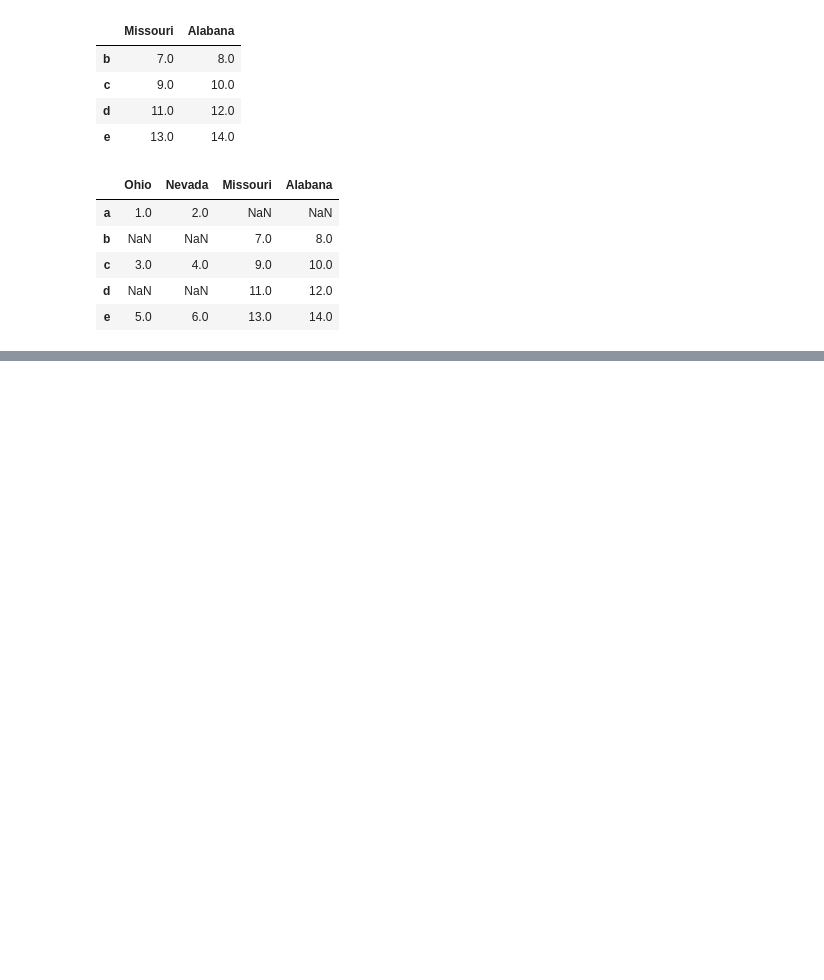
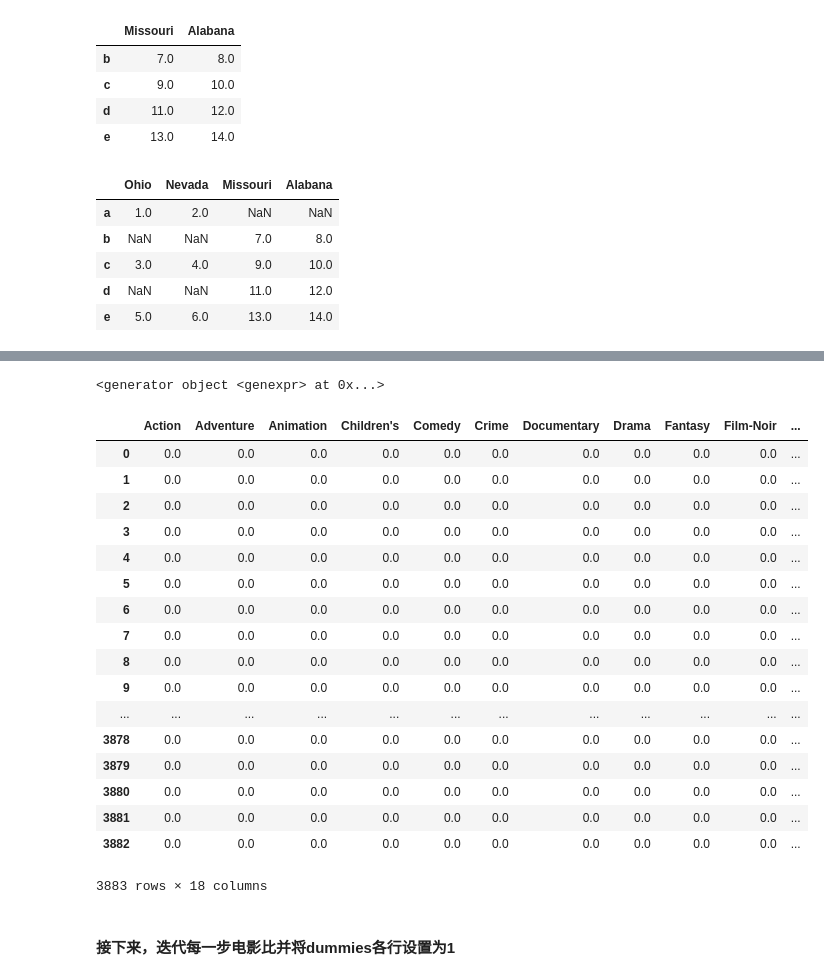
Before and after one commit to wen-fei/PythonForDataAnalysis, a Jupyter notebook: mych07.ipynb, the cells around one changed output, grey strips where cells are left out. Drawn from its saved outputs; the diff is of its cells as text; code cells hidden in the pictures; blank space fills up the shorter version.

```diff
--- a/mych07.ipynb
+++ b/mych07.ipynb
@@ -344,0 +1326,2 @@ pd.merge(left2, right2, how='outer', left_index=True, right_index=True)
+# %%
+movies = pd.read_table('ch02/movielens/movies.dat', sep='::', header=None, names=mnames)
@@ -344,0 +1349,33 @@ pd.merge(left2, right2, how='outer', left_index=True, right_index=True)
+# %%
+genre_iter = (set(x.split('|')) for x in movies.genres)
+# %%
+genre_iter
+# %% [output]
+<generator object <genexpr> at 0x...>
+# %%
+genres = sorted(set.union(*genre_iter))
+# %%
+dummies = DataFrame(np.zeros((len(movies), len(genres))), columns=genres)
+# %%
+dummies
+# %% [output]
+|  | Action | Adventure | Animation | Children's | Comedy | Crime | Documentary | Drama | Fantasy | Film-Noir | ... |
+| 0 | 0.0 | 0.0 | 0.0 | 0.0 | 0.0 | 0.0 | 0.0 | 0.0 | 0.0 | 0.0 | ... |
+| 1 | 0.0 | 0.0 | 0.0 | 0.0 | 0.0 | 0.0 | 0.0 | 0.0 | 0.0 | 0.0 | ... |
+| 2 | 0.0 | 0.0 | 0.0 | 0.0 | 0.0 | 0.0 | 0.0 | 0.0 | 0.0 | 0.0 | ... |
+| 3 | 0.0 | 0.0 | 0.0 | 0.0 | 0.0 | 0.0 | 0.0 | 0.0 | 0.0 | 0.0 | ... |
+| 4 | 0.0 | 0.0 | 0.0 | 0.0 | 0.0 | 0.0 | 0.0 | 0.0 | 0.0 | 0.0 | ... |
+| 5 | 0.0 | 0.0 | 0.0 | 0.0 | 0.0 | 0.0 | 0.0 | 0.0 | 0.0 | 0.0 | ... |
+| 6 | 0.0 | 0.0 | 0.0 | 0.0 | 0.0 | 0.0 | 0.0 | 0.0 | 0.0 | 0.0 | ... |
+| 7 | 0.0 | 0.0 | 0.0 | 0.0 | 0.0 | 0.0 | 0.0 | 0.0 | 0.0 | 0.0 | ... |
+| 8 | 0.0 | 0.0 | 0.0 | 0.0 | 0.0 | 0.0 | 0.0 | 0.0 | 0.0 | 0.0 | ... |
+| 9 | 0.0 | 0.0 | 0.0 | 0.0 | 0.0 | 0.0 | 0.0 | 0.0 | 0.0 | 0.0 | ... |
+| ... | ... | ... | ... | ... | ... | ... | ... | ... | ... | ... | ... |
+| 3878 | 0.0 | 0.0 | 0.0 | 0.0 | 0.0 | 0.0 | 0.0 | 0.0 | 0.0 | 0.0 | ... |
+| 3879 | 0.0 | 0.0 | 0.0 | 0.0 | 0.0 | 0.0 | 0.0 | 0.0 | 0.0 | 0.0 | ... |
+| 3880 | 0.0 | 0.0 | 0.0 | 0.0 | 0.0 | 0.0 | 0.0 | 0.0 | 0.0 | 0.0 | ... |
+| 3881 | 0.0 | 0.0 | 0.0 | 0.0 | 0.0 | 0.0 | 0.0 | 0.0 | 0.0 | 0.0 | ... |
+| 3882 | 0.0 | 0.0 | 0.0 | 0.0 | 0.0 | 0.0 | 0.0 | 0.0 | 0.0 | 0.0 | ... |
+3883 rows × 18 columns
+# %% [markdown]
+#### 接下来，迭代每一步电影比并将dummies各行设置为1
```
Also changed, not shown: parts of 305 cells of this notebook.
